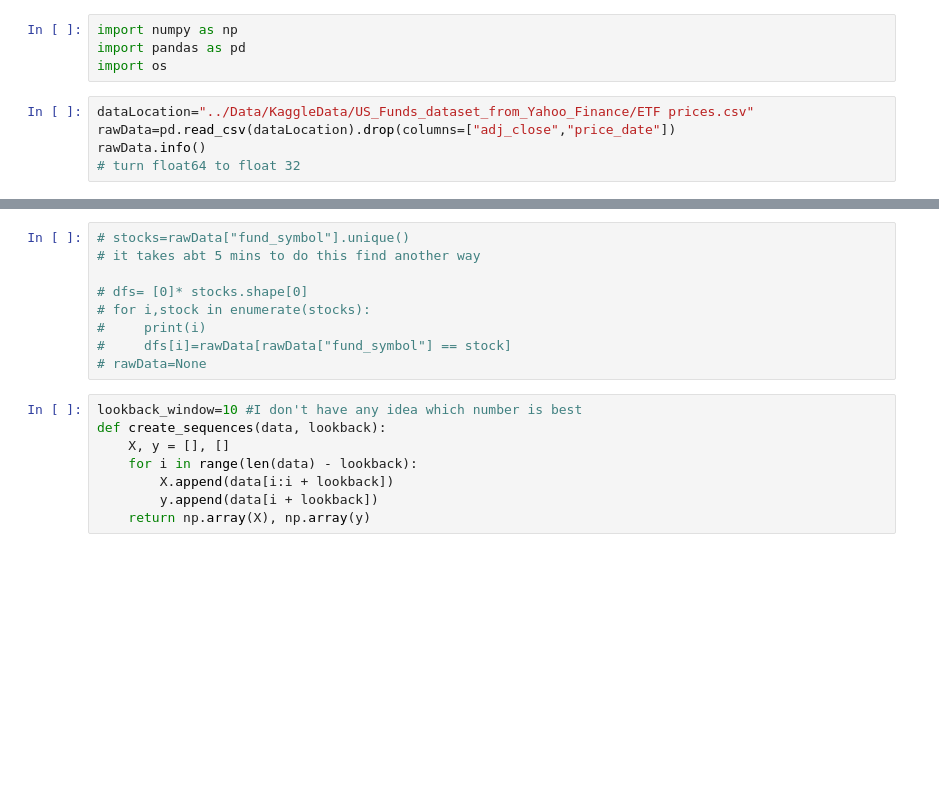
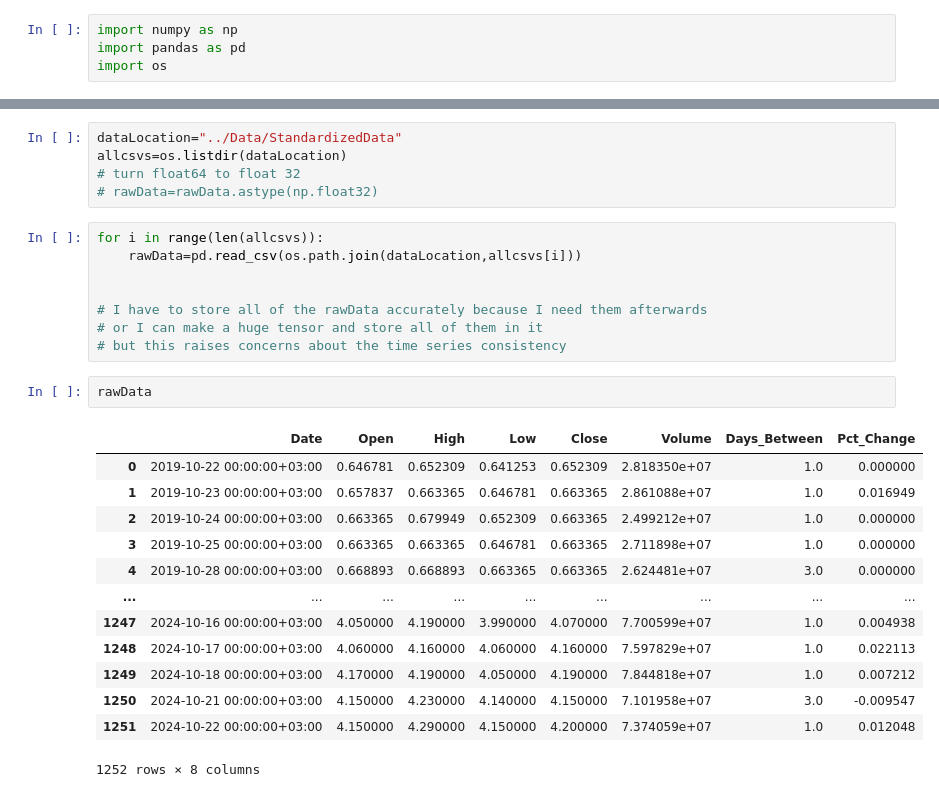
Before and after one commit to cheeseburgerhere/FinanceTrader, a Jupyter notebook: Model/LSTMwithKeras.ipynb, the cells around one changed output, grey strips where cells are left out. Cells and saved outputs as stored; diff of their text form; blank space fills up the shorter version.

```diff
--- a/Model/LSTMwithKeras.ipynb
+++ b/Model/LSTMwithKeras.ipynb
@@ -2,8 +2,3 @@
 import numpy as np
 import pandas as pd
 import os
-# %%
-dataLocation="../Data/KaggleData/US_Funds_dataset_from_Yahoo_Finance/ETF prices.csv"
-rawData=pd.read_csv(dataLocation).drop(columns=["adj_close","price_date"])
-rawData.info()
-# turn float64 to float 32
@@ -28,17 +5,29 @@ memory usage: 177.0+ MB
-# %%
-# stocks=rawData["fund_symbol"].unique()
-# it takes abt 5 mins to do this find another way
-
-# dfs= [0]* stocks.shape[0]
-# for i,stock in enumerate(stocks):
-#     print(i)
-#     dfs[i]=rawData[rawData["fund_symbol"] == stock]
-# rawData=None
-# %%
-lookback_window=10 #I don't have any idea which number is best
-def create_sequences(data, lookback):
-    X, y = [], []
-    for i in range(len(data) - lookback):
-        X.append(data[i:i + lookback])
-        y.append(data[i + lookback])
-    return np.array(X), np.array(y)
+# %%
+dataLocation="../Data/StandardizedData"
+allcsvs=os.listdir(dataLocation)
+# turn float64 to float 32
+# rawData=rawData.astype(np.float32)
+# %%
+for i in range(len(allcsvs)):
+    rawData=pd.read_csv(os.path.join(dataLocation,allcsvs[i]))
+
+
+# I have to store all of the rawData accurately because I need them afterwards
+# or I can make a huge tensor and store all of them in it
+# but this raises concerns about the time series consistency
+# %%
+rawData
+# %% [output]
+|  | Date | Open | High | Low | Close | Volume | Days_Between | Pct_Change |
+| 0 | 2019-10-22 00:00:00+03:00 | 0.646781 | 0.652309 | 0.641253 | 0.652309 | 2.818350e+07 | 1.0 | 0.000000 |
+| 1 | 2019-10-23 00:00:00+03:00 | 0.657837 | 0.663365 | 0.646781 | 0.663365 | 2.861088e+07 | 1.0 | 0.016949 |
+| 2 | 2019-10-24 00:00:00+03:00 | 0.663365 | 0.679949 | 0.652309 | 0.663365 | 2.499212e+07 | 1.0 | 0.000000 |
+| 3 | 2019-10-25 00:00:00+03:00 | 0.663365 | 0.663365 | 0.646781 | 0.663365 | 2.711898e+07 | 1.0 | 0.000000 |
+| 4 | 2019-10-28 00:00:00+03:00 | 0.668893 | 0.668893 | 0.663365 | 0.663365 | 2.624481e+07 | 3.0 | 0.000000 |
+| ... | ... | ... | ... | ... | ... | ... | ... | ... |
+| 1247 | 2024-10-16 00:00:00+03:00 | 4.050000 | 4.190000 | 3.990000 | 4.070000 | 7.700599e+07 | 1.0 | 0.004938 |
+| 1248 | 2024-10-17 00:00:00+03:00 | 4.060000 | 4.160000 | 4.060000 | 4.160000 | 7.597829e+07 | 1.0 | 0.022113 |
+| 1249 | 2024-10-18 00:00:00+03:00 | 4.170000 | 4.190000 | 4.050000 | 4.190000 | 7.844818e+07 | 1.0 | 0.007212 |
+| 1250 | 2024-10-21 00:00:00+03:00 | 4.150000 | 4.230000 | 4.140000 | 4.150000 | 7.101958e+07 | 3.0 | -0.009547 |
+| 1251 | 2024-10-22 00:00:00+03:00 | 4.150000 | 4.290000 | 4.150000 | 4.200000 | 7.374059e+07 | 1.0 | 0.012048 |
+1252 rows × 8 columns
```
Also changed, not shown: parts of 14 cells of this notebook, 2 other files.
